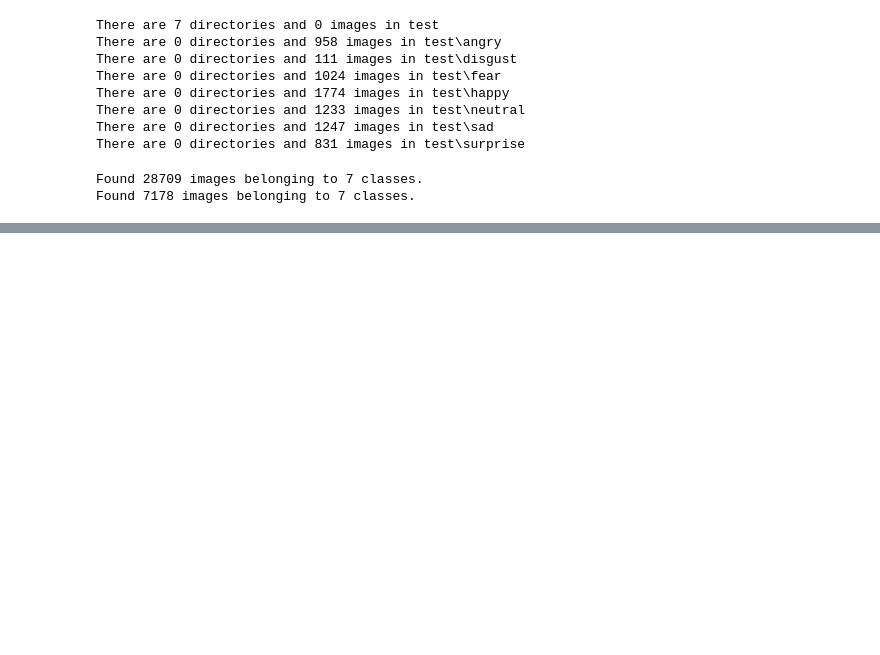
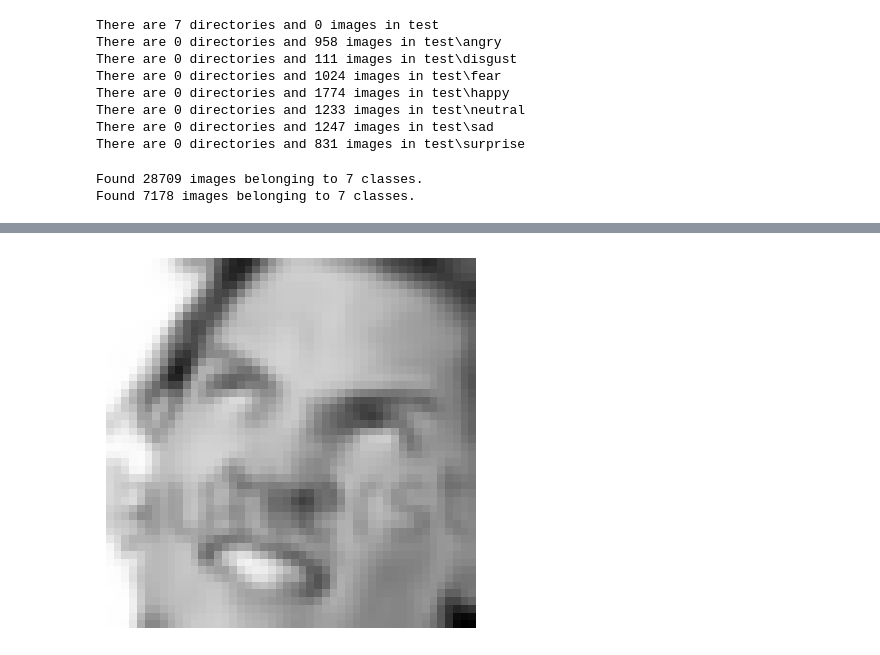
Before and after one commit to dogukanunlu/facerecognation, a Jupyter notebook: fer.ipynb, the cells around one changed output, grey strips where cells are left out. Saved outputs shown, nothing was run; the diff lists cells and outputs as text; code cells hidden in the pictures; blank space fills up the shorter version.

```diff
--- a/fer.ipynb
+++ b/fer.ipynb
@@ -73,0 +184,4 @@ plot_images(images[:5], labels[:5], label_map)
+# %%
+show_image_as_plot(improvable_image_path, reduce_noise_gaussian_val=True)
+# %% [output]
+[figure, added]
```
Also changed, not shown: parts of 9 cells of this notebook.
